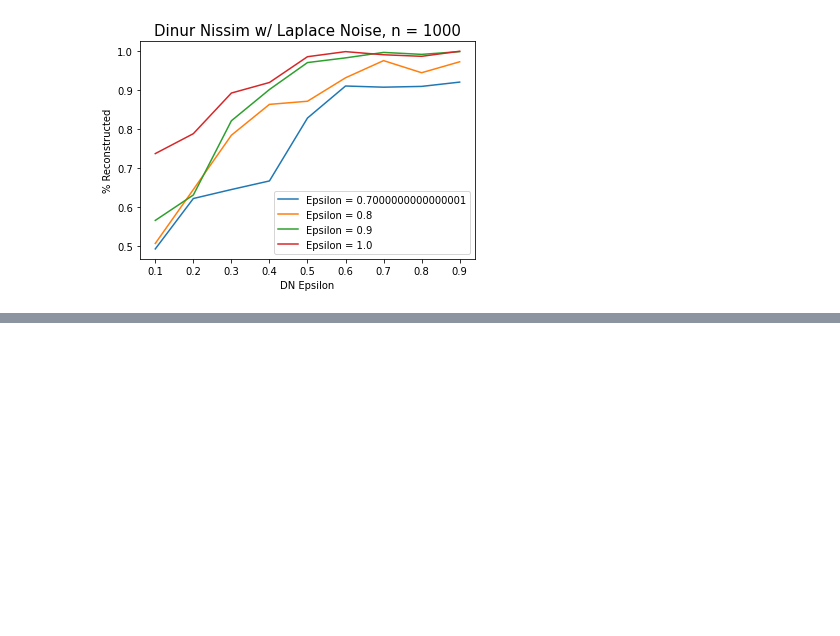
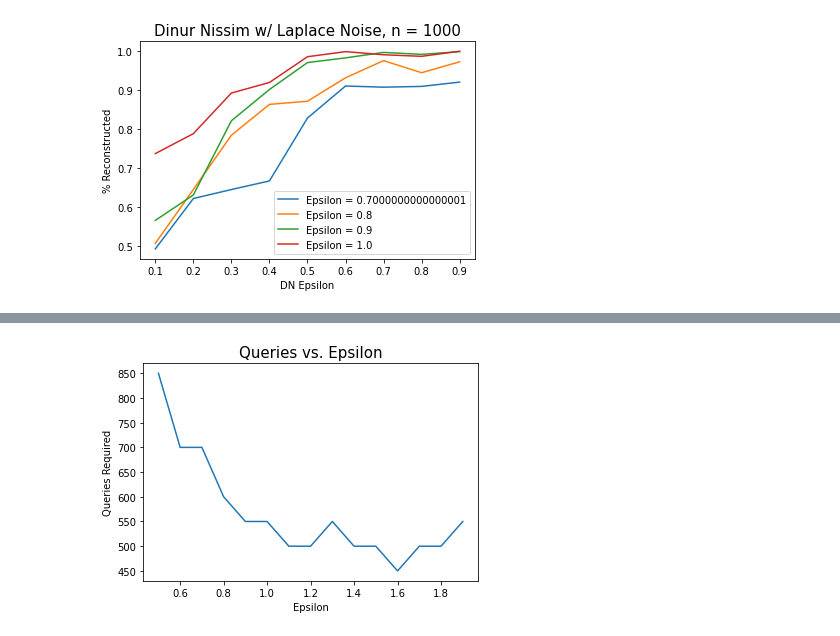
Before and after one commit to mgul999/cs226finalproject, a Jupyter notebook: 226 final project.ipynb, the cells around one changed output, grey strips where cells are left out. Saved outputs shown, nothing was run; the diff lists cells and outputs as text; code cells hidden in the pictures; blank space fills up the shorter version.

```diff
--- a/226 final project.ipynb
+++ b/226 final project.ipynb
@@ -429 +489,5 @@ Total time (CPU seconds):       0.33   (Wallclock seconds):       0.34
+# %%
+epsilon_thresshold(laplace_results)
+# %% [output]
+[figure, added]
 # %%
```
Also changed, not shown: parts of 19 cells of this notebook.
